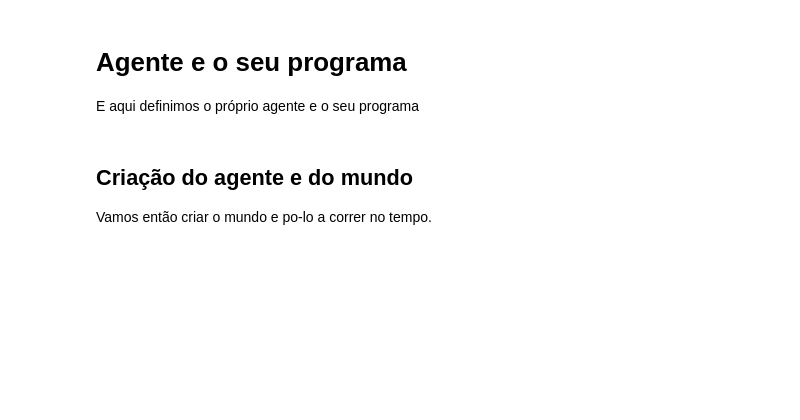
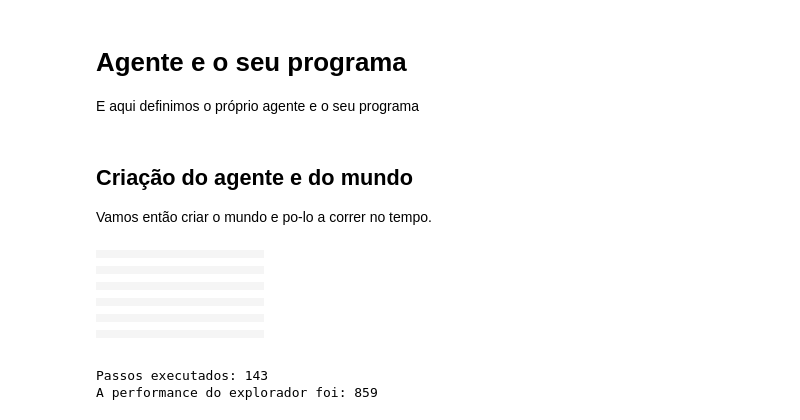
Before and after one commit to martimgoncalves15/pr-tica, a Jupyter notebook: trabalho autonomo n2/trabalho autonomo 2.ipynb, the cells around one changed output. Cells and saved outputs as stored; diff of their text form; code cells hidden in the pictures; blank space fills up the shorter version.

```diff
--- a/trabalho autonomo n2/trabalho autonomo 2.ipynb
+++ b/trabalho autonomo n2/trabalho autonomo 2.ipynb
@@ -154,6 +154,13 @@ class WumpusEnvironment(XYEnvironment):
 
         return result
 
+    def add_thing(self, thing, location=None, exclude_duplicate_class=False):
+        """Sobrepõe add_thing para não reiniciar a performance do agente Explorador."""
+        perf = getattr(thing, 'performance', None)
+        super().add_thing(thing, location, exclude_duplicate_class)
+        if isinstance(thing, Explorador) and perf is not None:
+            thing.performance = perf  # restaurar performance após add_thing
+
     def execute_action(self, agent, action):
         """Modifica o estado do ambiente com base nas ações do agente.
         Atualiza a performance do agente"""
@@ -164,23 +171,29 @@ class WumpusEnvironment(XYEnvironment):
         agent.bump = False
         if action in ['direita', 'esquerda', 'frente', 'pega']:
             agent.executa_acao(action)
-            if action == 'frente' :
-                self.add_thing(agent,agent.location,True)
+            if action == 'frente':
+                self.add_thing(agent, agent.location, True)
+            elif action == 'pega':
+                # Pegar o ouro: remover do ambiente e adicionar ao holding do agente
+                ouros = [t for t in self.list_things_at(agent.location) if isinstance(t, Ouro)]
+                if ouros:
+                    agent.holding.append(ouros[0])
+                    self.delete_thing(ouros[0])
             agent.performance -= 1
         elif action == 'sair':
             if agent.location == (1, 1):  # Agente só pode sair no quarto (1,1)
-                agent.performance += 1000 if Ouro() in agent.holding else 0
+                agent.performance += 1000 if any(isinstance(t, Ouro) for t in agent.holding) else 0
                 self.delete_thing(agent)
         elif action == 'dispara':
             """A flecha atravessa diretamente na direção corrente do agente"""
             if agent.has_arrow:
-                local_flecha = agent.quadrado_a_seguir('frente', agent.location)
+                local_flecha = agent.quadrado_a_seguir(agent.location)
                 while self.is_inbounds(local_flecha):
                     wumpus = [thing for thing in self.list_things_at(local_flecha) if isinstance(thing, Wumpus)]
                     if len(wumpus):
                         wumpus[0].alive = False
                         break
-                    local_flecha = agent.quadrado_a_seguir('frente', local_flecha)
+                    local_flecha = agent.quadrado_a_seguir(local_flecha)
                 agent.has_arrow = False
 
     def in_danger(self, agent):
@@ -266,32 +587,55 @@ random.seed(1234567)
 global grid, w
 dimensao = 10
 explorador = Explorador(dimensao)
 w = WumpusEnvironment(explorador, dimensao)
 grid = BlockGrid(w.width, w.height, fill=(0, 0, 0))
 
 def draw_grid(world):
     color = {"Brisa": (128, 128, 128),
         "Poco": (128,128,128),
         "Ouro": (255, 255, 0),
         "Brilho": (255, 255, 0),
         "Wumpus": (255, 0, 0),
         "Fedor": (255, 0, 0),
         "Explorador": (0, 0, 255),
         "Parede": (255, 255, 255)
         }
     grid[:] = (0, 0, 0)
     for y in range(0,len(world)):
         for x in range(0,len(world[y])):
             if len(world[y][x]):
                 grid[w.height-1-y, x] = color[world[y][x][-1].__class__.__name__]
 
 
 clear_output(1)
 draw_grid(w.get_world(True))
 grid.show()
-w.step()
-sleep(2)
+
+# Correr o agente até o jogo terminar
+passo = 0
+max_passos = 500  # limite de segurança para evitar ciclos infinitos
+while not w.is_done() and passo < max_passos:
+    w.step()
+    passo += 1
+
+sleep(1)
 clear_output(1)
 draw_grid(w.get_world(True))
 grid.show()
+print(f'Passos executados: {passo}')
 print('A performance do explorador foi: {}'.format(explorador.performance))
+# %% [output]
+|  |  |  |  |  |  |  |  |  |  |  |  |
+|  |  |  |  |  |  |  |  |  |  |  |  |
+|  |  |  |  |  |  |  |  |  |  |  |  |
+|  |  |  |  |  |  |  |  |  |  |  |  |
+|  |  |  |  |  |  |  |  |  |  |  |  |
+|  |  |  |  |  |  |  |  |  |  |  |  |
+|  |  |  |  |  |  |  |  |  |  |  |  |
+|  |  |  |  |  |  |  |  |  |  |  |  |
+|  |  |  |  |  |  |  |  |  |  |  |  |
+|  |  |  |  |  |  |  |  |  |  |  |  |
+|  |  |  |  |  |  |  |  |  |  |  |  |
+|  |  |  |  |  |  |  |  |  |  |  |  |
+Passos executados: 143
+A performance do explorador foi: 859
```
Also changed, not shown: parts of 2 cells of this notebook.
